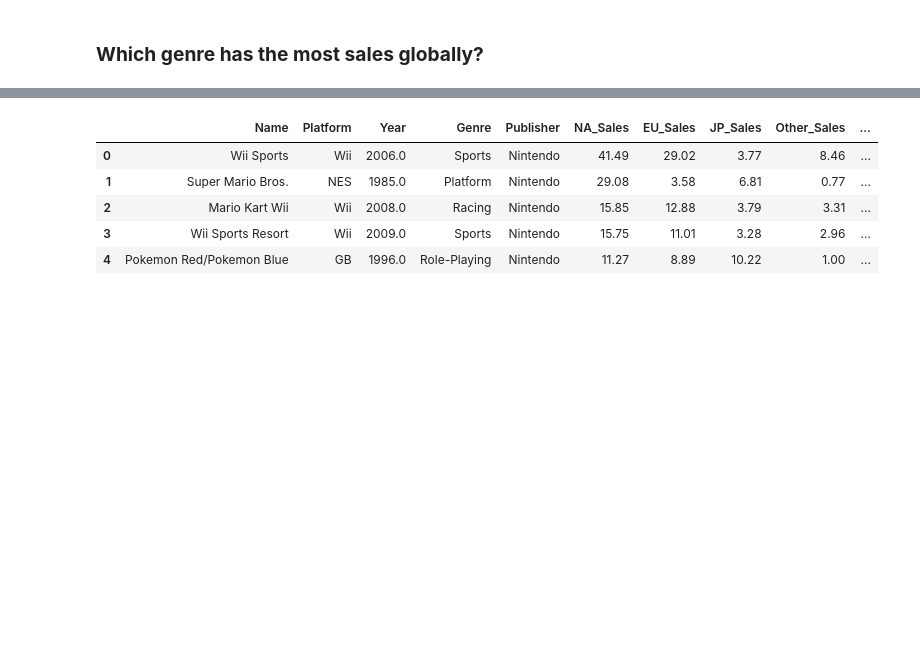
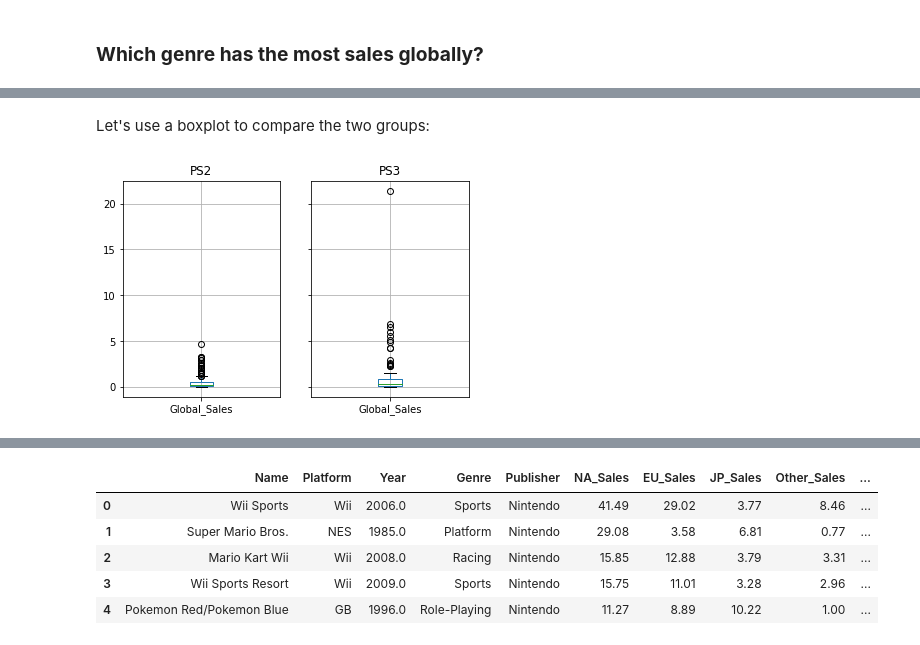
Before and after one commit to akiescarraga/CSMODELCaseStudyTBD, a Jupyter notebook: TBD_CaseStudy.ipynb, the cells around one changed output, grey strips where cells are left out. Saved outputs shown, nothing was run; the diff lists cells and outputs as text; code cells hidden in the pictures; blank space fills up the shorter version.

```diff
--- a/TBD_CaseStudy.ipynb
+++ b/TBD_CaseStudy.ipynb
@@ -182,0 +224,7 @@ sig_diff_df.groupby("Platform").agg({"Global_Sales": ["mean", "median", "std"]})
+# %% [markdown]
+Let's use a boxplot to compare the two groups:
+# %%
+action_sample_df.groupby("Platform").boxplot(column="Global_Sales")
+plt.show()
+# %% [output]
+[figure, added]
```
Also changed, not shown: parts of 33 cells of this notebook.
